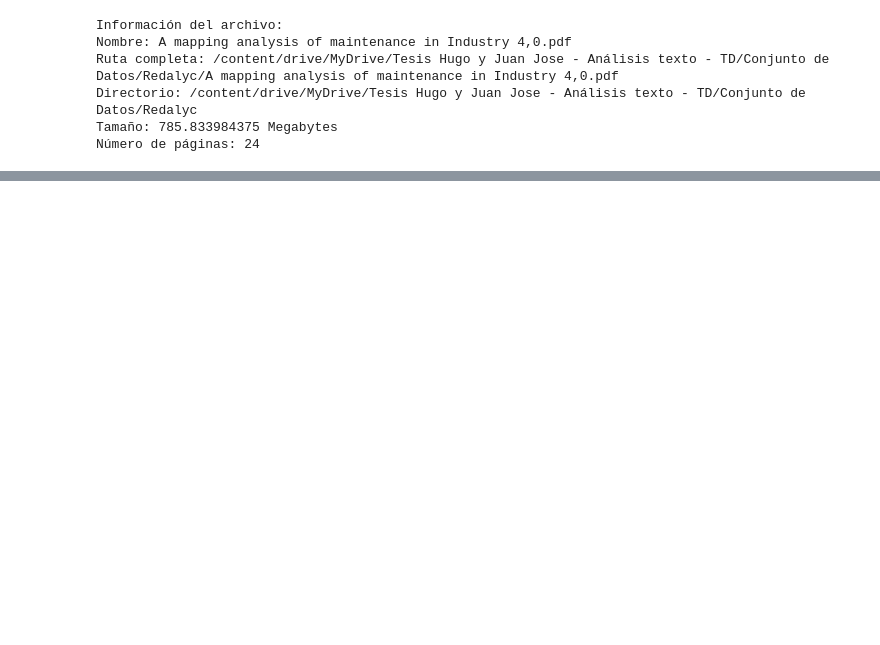
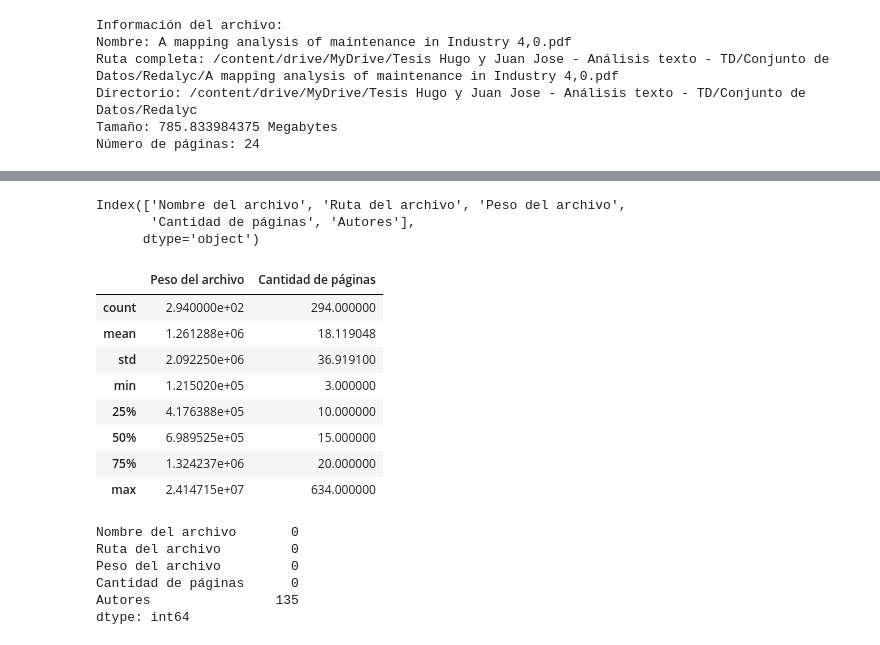
Before and after one commit to Jjmorenog/Analisis-de-texto-automatico, a Jupyter notebook: Analisis_de_texto.ipynb, the cells around one changed output, grey strips where cells are left out. Drawn from its saved outputs; the diff is of its cells as text; code cells hidden in the pictures; blank space fills up the shorter version.

```diff
--- a/Analisis_de_texto.ipynb
+++ b/Analisis_de_texto.ipynb
@@ -113,0 +203,30 @@ Número de páginas: 24
+# %%
+#identificamos los nombres de los atributos o columnas
+dataset.columns
+# %% [output]
+Index(['Nombre del archivo', 'Ruta del archivo', 'Peso del archivo',
+       'Cantidad de páginas', 'Autores'],
+      dtype='object')
+# %%
+# características poblacionales o estadísticos
+dataset.describe()
+# %% [output]
+|  | Peso del archivo | Cantidad de páginas |
+| count | 2.940000e+02 | 294.000000 |
+| mean | 1.261288e+06 | 18.119048 |
+| std | 2.092250e+06 | 36.919100 |
+| min | 1.215020e+05 | 3.000000 |
+| 25% | 4.176388e+05 | 10.000000 |
+| 50% | 6.989525e+05 | 15.000000 |
+| 75% | 1.324237e+06 | 20.000000 |
+| max | 2.414715e+07 | 634.000000 |
+# %%
+#Identificamos valores faltantes
+dataset.isnull().sum()
+# %% [output]
+Nombre del archivo       0
+Ruta del archivo         0
+Peso del archivo         0
+Cantidad de páginas      0
+Autores                135
+dtype: int64
```
Also changed, not shown: parts of 14 cells of this notebook.
